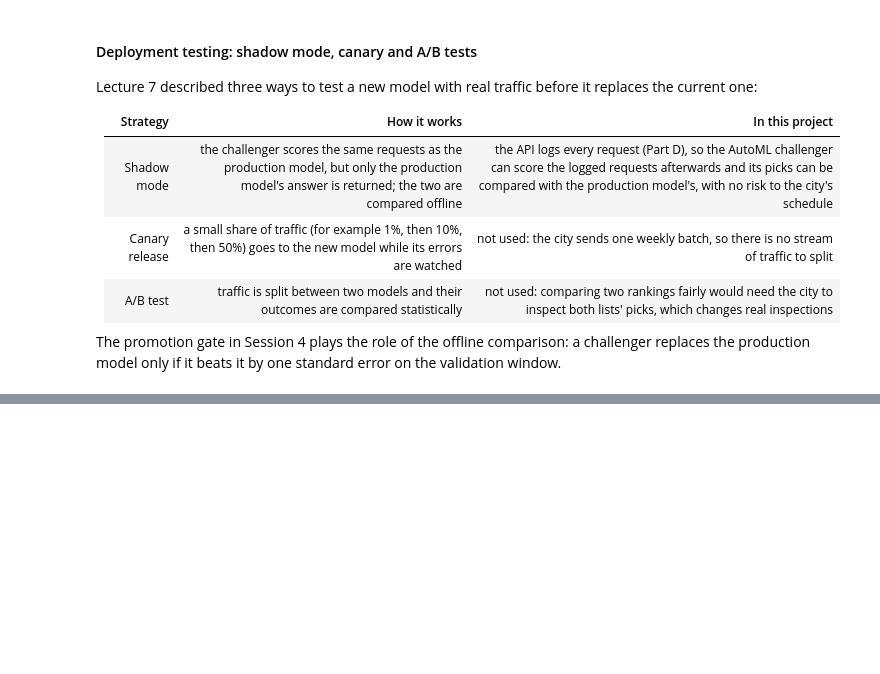
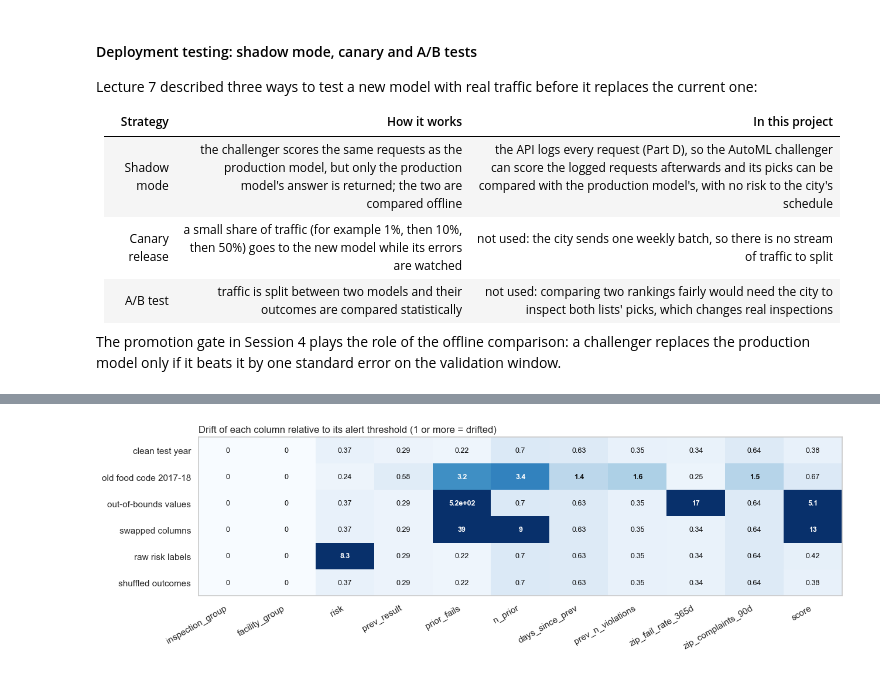
Before and after one commit to brookerios20/chicago-inspection-ranking-mlops, a Jupyter notebook: app/app.ipynb, the cells around one changed output, grey strips where cells are left out. Cells and saved outputs as stored; diff of their text form; code cells hidden in the pictures; blank space fills up the shorter version.

```diff
--- a/app/app.ipynb
+++ b/app/app.ipynb
@@ -3993,0 +4424,13 @@ The promotion gate in Session 4 plays the role of the offline comparison: a chal
+# %%
+# This cell sets the monitoring baseline. The reference rows already carry the production model's
+# scores (Session 6). The last training year's canvass inspections are scored the same way and
+# compared with the reference; 1.5 times each column's drift there becomes its alert threshold.
+calibration_rows = train_rows[train_rows["is_canvass"] & (train_rows["inspection_date"] >= config.INNER_VALID_START)].copy()
+calibration_rows["score"] = production_model.predict_proba(train_module.feature_frame(calibration_rows, feature_version))[:, 1]
+calibration_drift = monitoring.drift_scores(monitoring.drift_report(calibration_rows, reference, feature_version))
+thresholds = monitoring.calibrate(calibration_drift)
+
+print("reference rows:", len(reference), "| calibration rows:", len(calibration_rows))
+print("columns over Evidently's default 0.1 on clean data:", (calibration_drift.drop("drifted_share") >= 0.1).sum())
+pd.DataFrame({"drift on clean data": calibration_drift.drop("drifted_share"),
+              "alert threshold": pd.Series(thresholds)}).sort_values("drift on clean data", ascending=False).round(3)
@@ -3993,0 +4674,25 @@ The promotion gate in Session 4 plays the role of the offline comparison: a chal
+# %%
+# This cell shows which columns Evidently flagged in each scenario: each column's drift score divided
+# by its calibrated threshold, so 1 or more means the column drifted (marked in bold). Darker cells
+# drifted more; ratios above 5 share the darkest color. The figure is also saved to
+# results/monitoring/column_drift.png.
+column_ratio = pd.DataFrame({name: monitoring.drift_scores(report).drop("drifted_share") / pd.Series(thresholds)
+                             for name, report in reports.items() if report is not None}).T
+column_ratio = column_ratio[[*config.FEATURE_COLUMNS[feature_version], "score"]]
+
+fig, ax = plt.subplots(figsize=(13, 4.2))
+ax.imshow(column_ratio.clip(upper=5).to_numpy(), cmap="Blues", vmin=0, vmax=5, aspect="auto")
+for i in range(column_ratio.shape[0]):
+    for j in range(column_ratio.shape[1]):
+        ratio = column_ratio.iloc[i, j]
+        ax.text(j, i, f"{ratio:.2g}", ha="center", va="center", fontsize=9,
+                fontweight="bold" if ratio >= 1 else "normal", color="white" if ratio >= 2.5 else "#0b0b0b")
+ax.set_xticks(range(column_ratio.shape[1]), column_ratio.columns, rotation=30, ha="right")
+ax.set_yticks(range(column_ratio.shape[0]), column_ratio.index)
+ax.grid(False)
+ax.set_title("Drift of each column relative to its alert threshold (1 or more = drifted)", loc="left")
+fig.tight_layout()
+fig.savefig(config.RESULTS_DIR / "monitoring" / "column_drift.png", dpi=150, bbox_inches="tight")
+plt.show()
+# %% [output]
+[figure, added]
```
Also changed, not shown: parts of 36 cells of this notebook, 12 other files.
